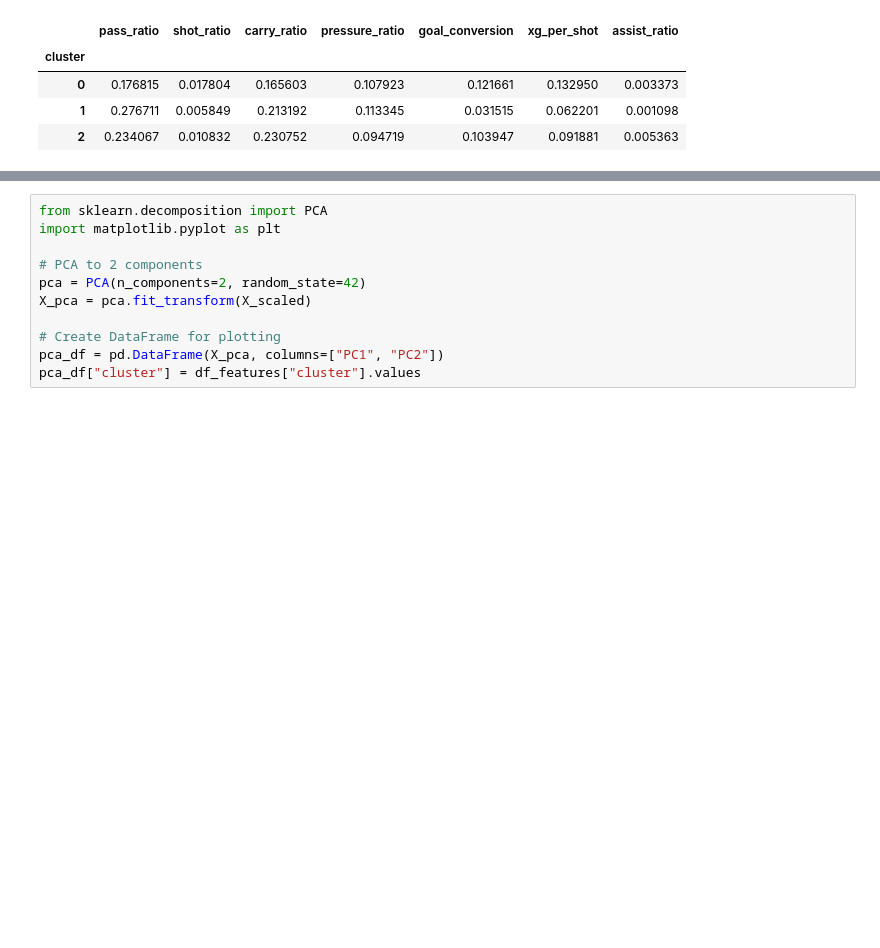
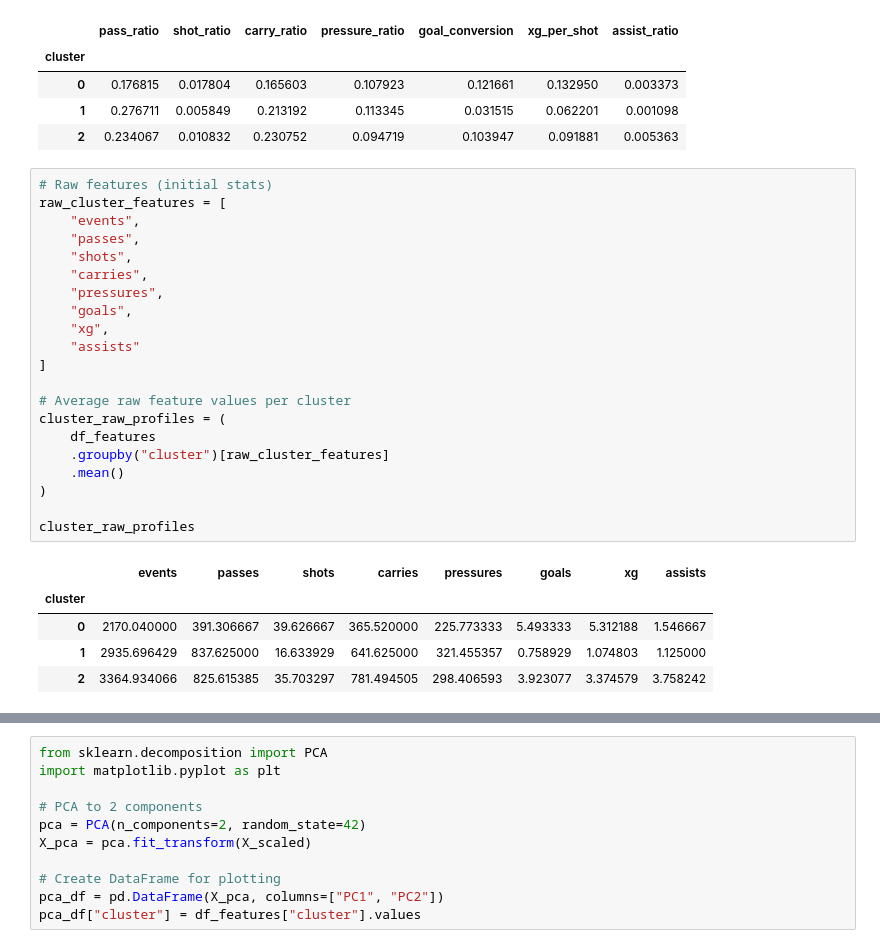
Before and after one commit to vassilismylo/statsbomb_project, a Jupyter notebook: unsupervised.ipynb, the cells around one changed output, grey strips where cells are left out. Drawn from its saved outputs; the diff is of its cells as text; blank space fills up the shorter version.

```diff
--- a/unsupervised.ipynb
+++ b/unsupervised.ipynb
@@ -213,3 +206,30 @@ cluster_profiles
 | 0 | 0.176815 | 0.017804 | 0.165603 | 0.107923 | 0.121661 | 0.132950 | 0.003373 |
 | 1 | 0.276711 | 0.005849 | 0.213192 | 0.113345 | 0.031515 | 0.062201 | 0.001098 |
 | 2 | 0.234067 | 0.010832 | 0.230752 | 0.094719 | 0.103947 | 0.091881 | 0.005363 |
+# %%
+# Raw features (initial stats)
+raw_cluster_features = [
+    "events",
+    "passes",
+    "shots",
+    "carries",
+    "pressures",
+    "goals",
+    "xg",
+    "assists"
+]
+
+# Average raw feature values per cluster
+cluster_raw_profiles = (
+    df_features
+    .groupby("cluster")[raw_cluster_features]
+    .mean()
+)
+
+cluster_raw_profiles
+# %% [output]
+|  | events | passes | shots | carries | pressures | goals | xg | assists |
+| cluster |  |  |  |  |  |  |  |  |
+| 0 | 2170.040000 | 391.306667 | 39.626667 | 365.520000 | 225.773333 | 5.493333 | 5.312188 | 1.546667 |
+| 1 | 2935.696429 | 837.625000 | 16.633929 | 641.625000 | 321.455357 | 0.758929 | 1.074803 | 1.125000 |
+| 2 | 3364.934066 | 825.615385 | 35.703297 | 781.494505 | 298.406593 | 3.923077 | 3.374579 | 3.758242 |
```
Also changed, not shown: parts of 3 cells of this notebook, 2 other files.
